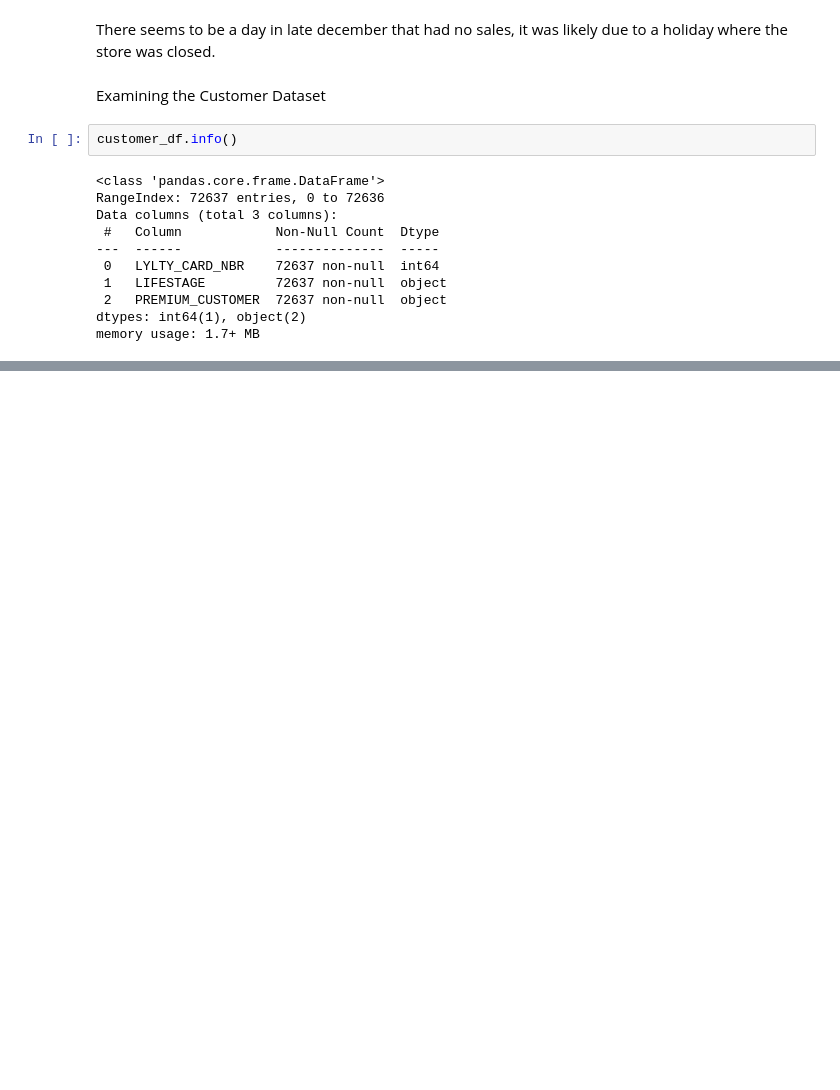
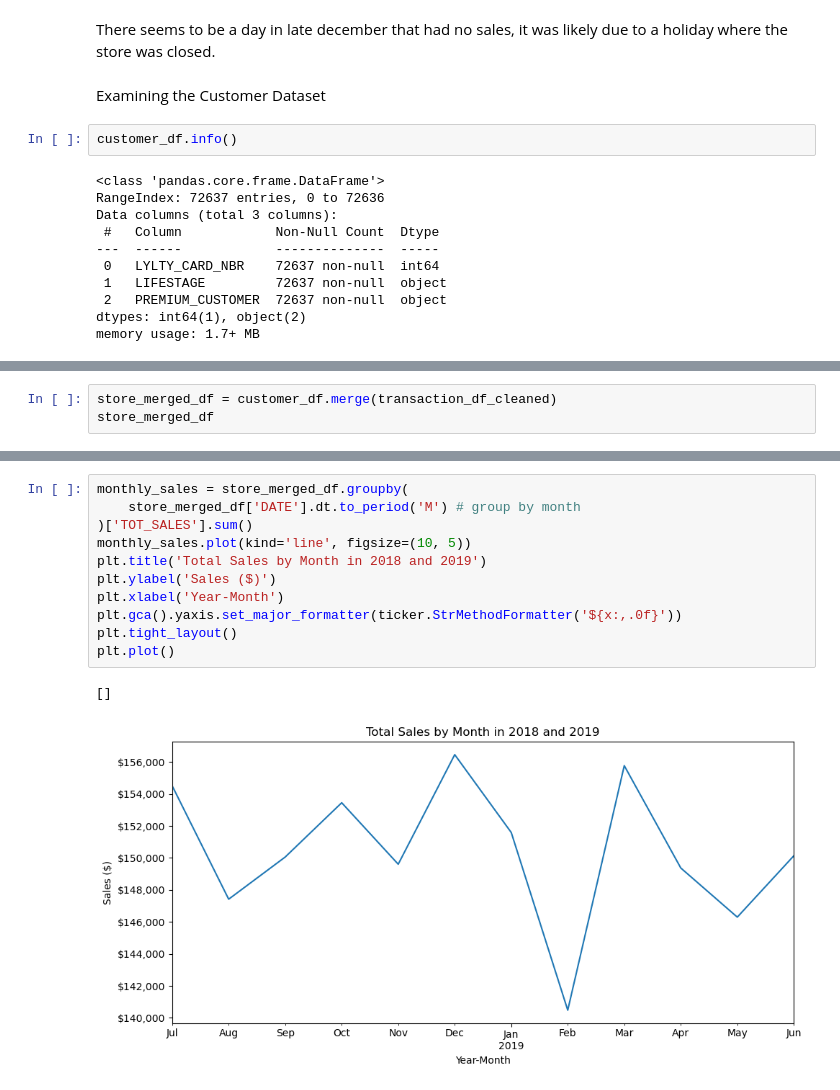
Before and after one commit to schao021/Quantium-Data-Analytics, a Jupyter notebook: Task_1_new.ipynb, the cells around one changed output, grey strips where cells are left out. Drawn from its saved outputs; the diff is of its cells as text; blank space fills up the shorter version.

Commit message:
Added general and customer base analysis

```diff
--- a/Task_1_new.ipynb
+++ b/Task_1_new.ipynb
@@ -272,0 +275,3 @@ Length: 72637, dtype: bool
+# %%
+store_merged_df = customer_df.merge(transaction_df_cleaned)
+store_merged_df
@@ -272,0 +320,14 @@ Length: 72637, dtype: bool
+# %%
+monthly_sales = store_merged_df.groupby(
+    store_merged_df['DATE'].dt.to_period('M') # group by month
+)['TOT_SALES'].sum()
+monthly_sales.plot(kind='line', figsize=(10, 5))
+plt.title('Total Sales by Month in 2018 and 2019')
+plt.ylabel('Sales ($)')
+plt.xlabel('Year-Month')
+plt.gca().yaxis.set_major_formatter(ticker.StrMethodFormatter('${x:,.0f}'))
+plt.tight_layout()
+plt.plot()
+# %% [output]
+[]
+[figure, added]
```
Also changed, not shown: parts of 16 cells of this notebook.
